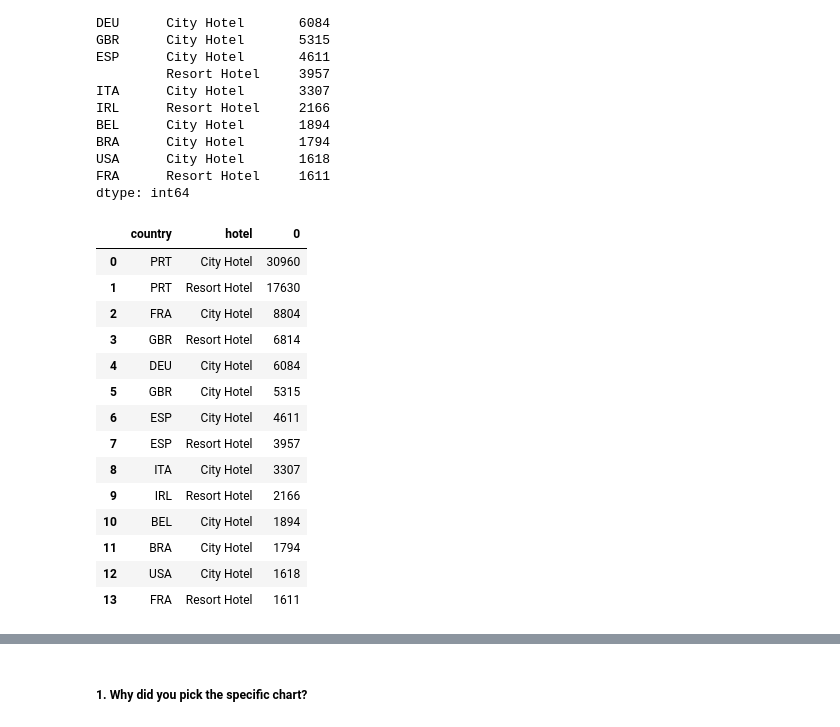
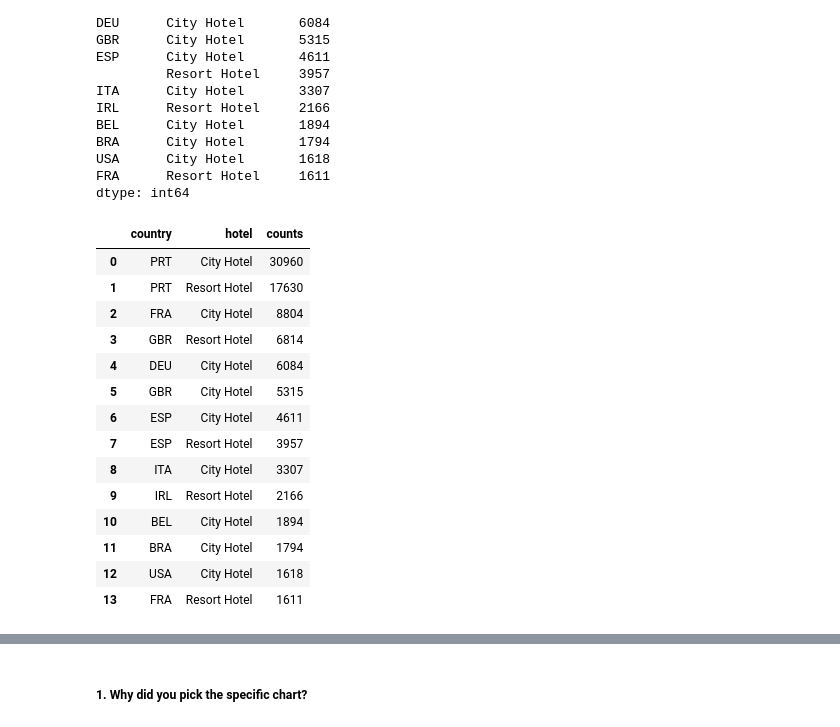
Before and after one commit to ansarshaikh95/EDA-Hotel-booking-analysis, a Jupyter notebook: EDA_Hotel_booking_Analysis.ipynb, the cells around one changed output, grey strips where cells are left out. Saved outputs shown, nothing was run; the diff lists cells and outputs as text; code cells hidden in the pictures.

```diff
--- a/EDA_Hotel_booking_Analysis.ipynb
+++ b/EDA_Hotel_booking_Analysis.ipynb
@@ -777,10 +735,10 @@ FRA      Resort Hotel     1611
 dtype: int64
 # %%
 # Extract the top 10 countries
-top_10_countries = country_counts.reset_index()
+top_10_countries = country_counts.reset_index(name='counts')
 top_10_countries
 # %% [output]
-|  | country | hotel | 0 |
+|  | country | hotel | counts |
 | 0 | PRT | City Hotel | 30960 |
 | 1 | PRT | Resort Hotel | 17630 |
 | 2 | FRA | City Hotel | 8804 |
```
Also changed, not shown: parts of 30 cells of this notebook.
